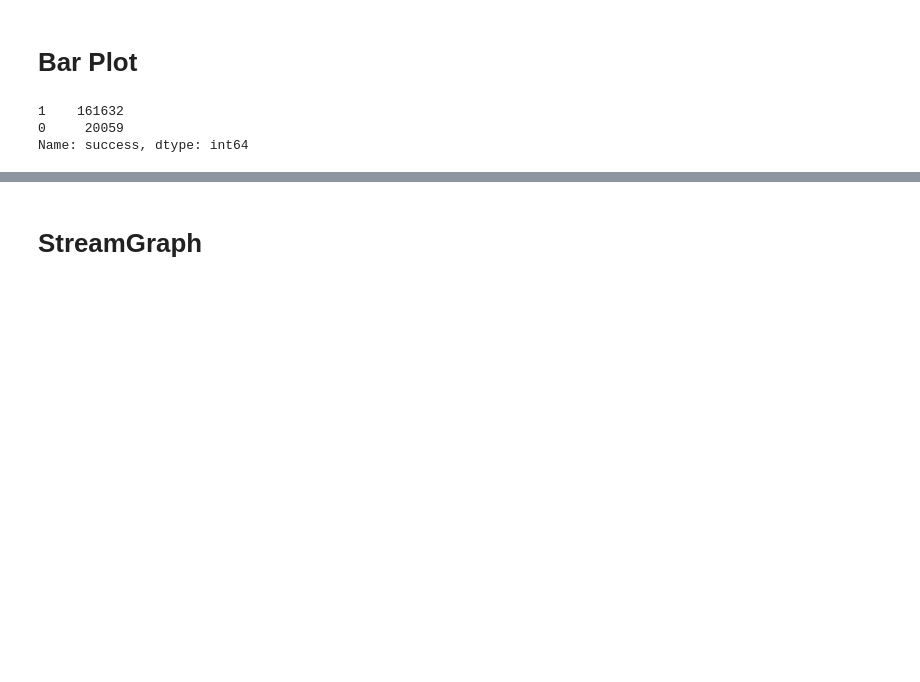
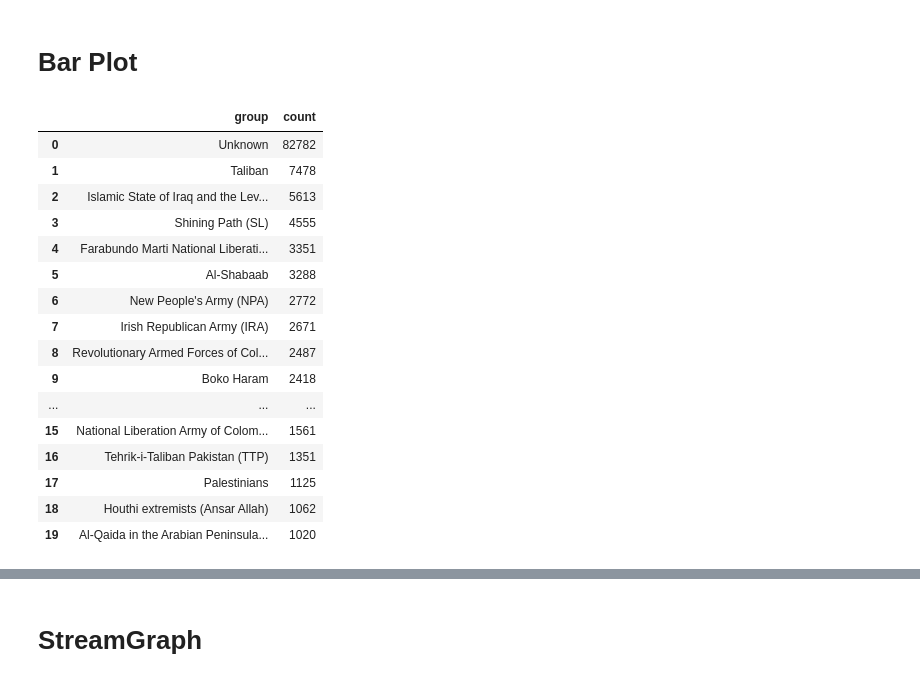
Before and after one commit to VIDITeaching/ECS272-Fall2023, a Jupyter notebook: Homework2/smunir/data/data_processing.ipynb, the cells around one changed output, grey strips where cells are left out. Saved outputs shown, nothing was run; the diff lists cells and outputs as text; code cells hidden in the pictures; blank space fills up the shorter version.

```diff
--- a/Homework2/smunir/data/data_processing.ipynb
+++ b/Homework2/smunir/data/data_processing.ipynb
@@ -23,8 +30,2 @@ df[['iyear', 'imonth', 'iday', 'country_txt', 'nkill', 'gname', 'location']]
 # %%
 df_group = df.gname.value_counts()[:20].reset_index().rename(columns={'index': 'group', 'gname': 'count'})
-# %%
-df.success.value_counts()
-# %% [output]
-1    161632
-0     20059
-Name: success, dtype: int64
@@ -34,0 +32,20 @@ df_group['unsuccessful'] = df[df.gname.isin(df_group.group)].groupby('gname').su
+# %%
+df_group
+# %% [output]
+|  | group | count |
+| 0 | Unknown | 82782 |
+| 1 | Taliban | 7478 |
+| 2 | Islamic State of Iraq and the Lev... | 5613 |
+| 3 | Shining Path (SL) | 4555 |
+| 4 | Farabundo Marti National Liberati... | 3351 |
+| 5 | Al-Shabaab | 3288 |
+| 6 | New People's Army (NPA) | 2772 |
+| 7 | Irish Republican Army (IRA) | 2671 |
+| 8 | Revolutionary Armed Forces of Col... | 2487 |
+| 9 | Boko Haram | 2418 |
+| ... | ... | ... |
+| 15 | National Liberation Army of Colom... | 1561 |
+| 16 | Tehrik-i-Taliban Pakistan (TTP) | 1351 |
+| 17 | Palestinians | 1125 |
+| 18 | Houthi extremists (Ansar Allah) | 1062 |
+| 19 | Al-Qaida in the Arabian Peninsula... | 1020 |
```
Also changed, not shown: parts of 10 cells of this notebook, 25 other files.
